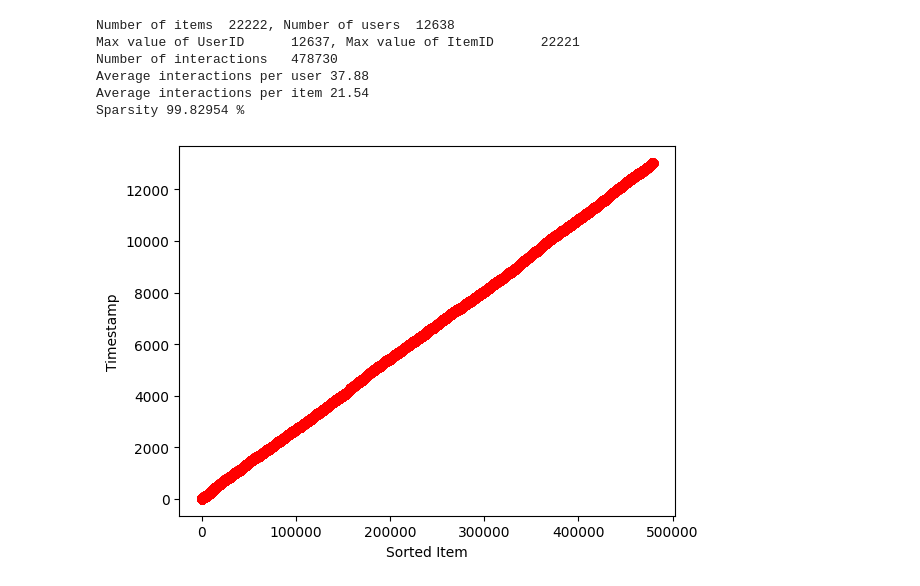
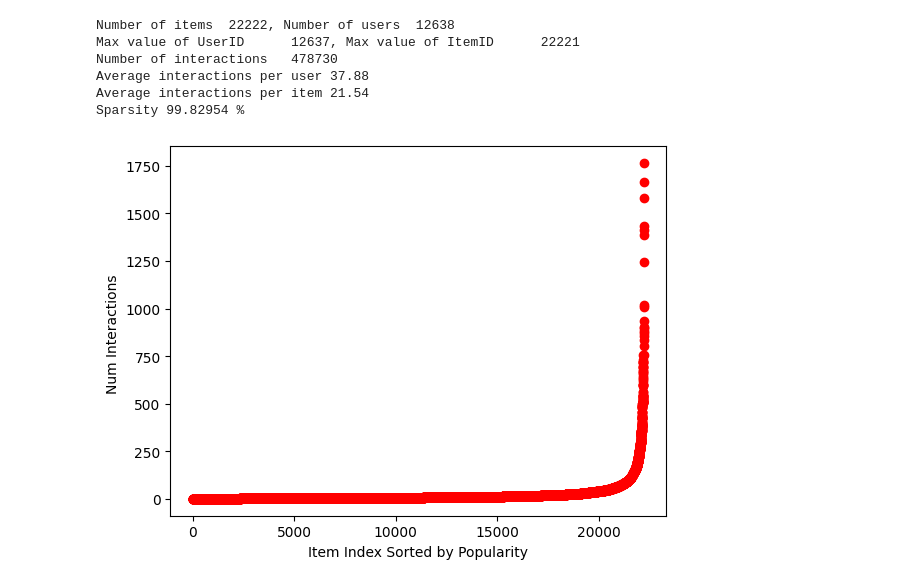
Before and after one commit to Jody98/rec-sys-challenge, a Jupyter notebook: recommender-system-2023-challenge-polimi/rec_sys.ipynb, the cells around one changed output. Cells and saved outputs as stored; diff of their text form; code cells hidden in the pictures.

```diff
--- a/recommender-system-2023-challenge-polimi/rec_sys.ipynb
+++ b/recommender-system-2023-challenge-polimi/rec_sys.ipynb
@@ -72,13 +65,16 @@ Number of interactions   478730
 Average interactions per user 37.88
 Average interactions per item 21.54
 Sparsity 99.82954 %
+# %%
+URM_all = sps.coo_matrix((URM_all_dataframe['Data'].values, (URM_all_dataframe['UserID'].values, URM_all_dataframe['ItemID'].values)))
+URM_all = URM_all.tocsr()
 # %%
-timestamp_sorted = URM_all_dataframe['UserID'].values.copy()
-timestamp_sorted.sort()
+item_popularity = np.ediff1d(URM_all.tocsc().indptr)
+item_popularity = np.sort(item_popularity)
 
-pyplot.plot(timestamp_sorted, 'ro')
-pyplot.ylabel('Timestamp')
-pyplot.xlabel('Sorted Item')
+pyplot.plot(item_popularity, 'ro')
+pyplot.ylabel('Num Interactions ')
+pyplot.xlabel('Item Index Sorted by Popularity')
 pyplot.show()
 # %% [output]
-[figure, old version]
+[figure, new version]
```
Also changed, not shown: parts of 18 cells of this notebook, 2 other files.
